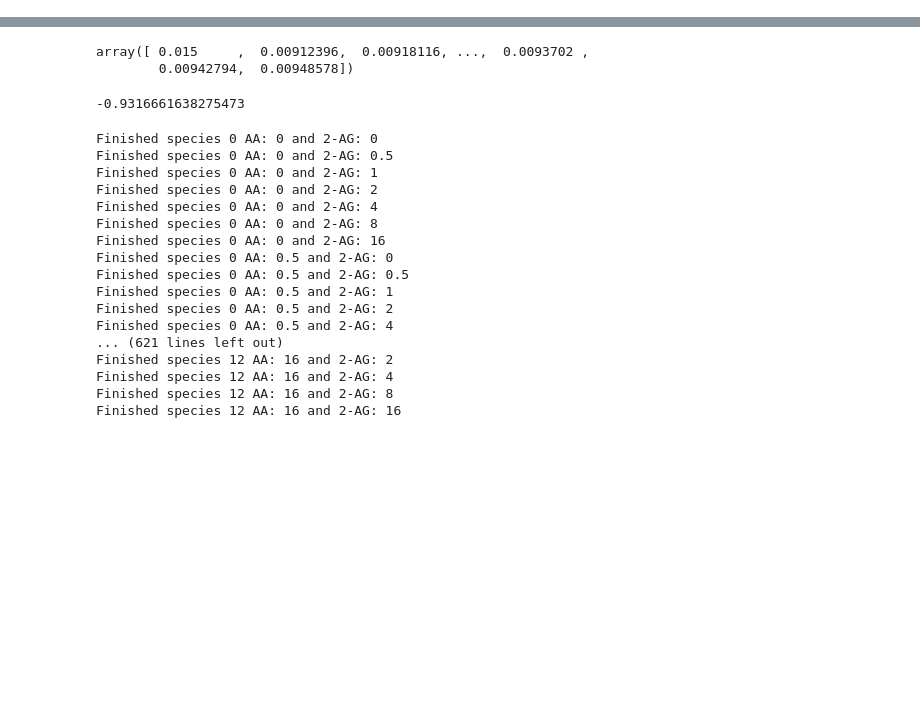
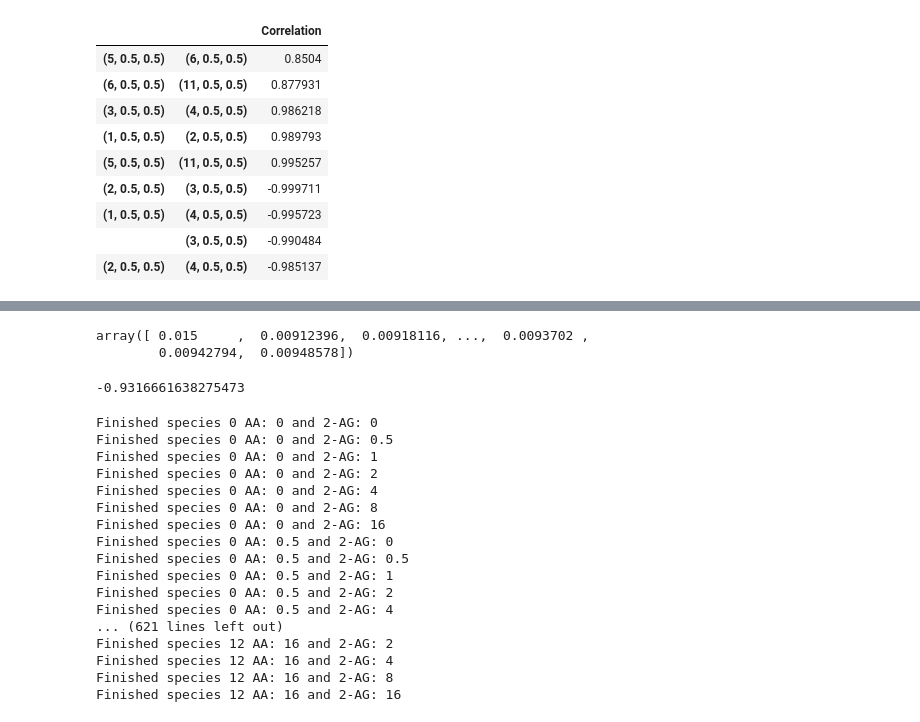
Before and after one commit to eshockley/lab_notebooks, a Jupyter notebook: 2016_05_16_CORM_2D_contour_plots_simulations_vs_simulations.ipynb, the cells around one changed output, grey strips where cells are left out. Cells and saved outputs as stored; diff of their text form; code cells hidden in the pictures; blank space fills up the shorter version.

```diff
--- a/2016_05_16_CORM_2D_contour_plots_simulations_vs_simulations.ipynb
+++ b/2016_05_16_CORM_2D_contour_plots_simulations_vs_simulations.ipynb
@@ -64,0 +89,13 @@ interesting_axes
+# %%
+pairwise_correlations[(0.5, 0.5)]
+# %% [output]
+|  |  | Correlation |
+| (5, 0.5, 0.5) | (6, 0.5, 0.5) | 0.8504 |
+| (6, 0.5, 0.5) | (11, 0.5, 0.5) | 0.877931 |
+| (3, 0.5, 0.5) | (4, 0.5, 0.5) | 0.986218 |
+| (1, 0.5, 0.5) | (2, 0.5, 0.5) | 0.989793 |
+| (5, 0.5, 0.5) | (11, 0.5, 0.5) | 0.995257 |
+| (2, 0.5, 0.5) | (3, 0.5, 0.5) | -0.999711 |
+| (1, 0.5, 0.5) | (4, 0.5, 0.5) | -0.995723 |
+|  | (3, 0.5, 0.5) | -0.990484 |
+| (2, 0.5, 0.5) | (4, 0.5, 0.5) | -0.985137 |
```
Also changed, not shown: parts of 8 cells of this notebook, 6 other files.
